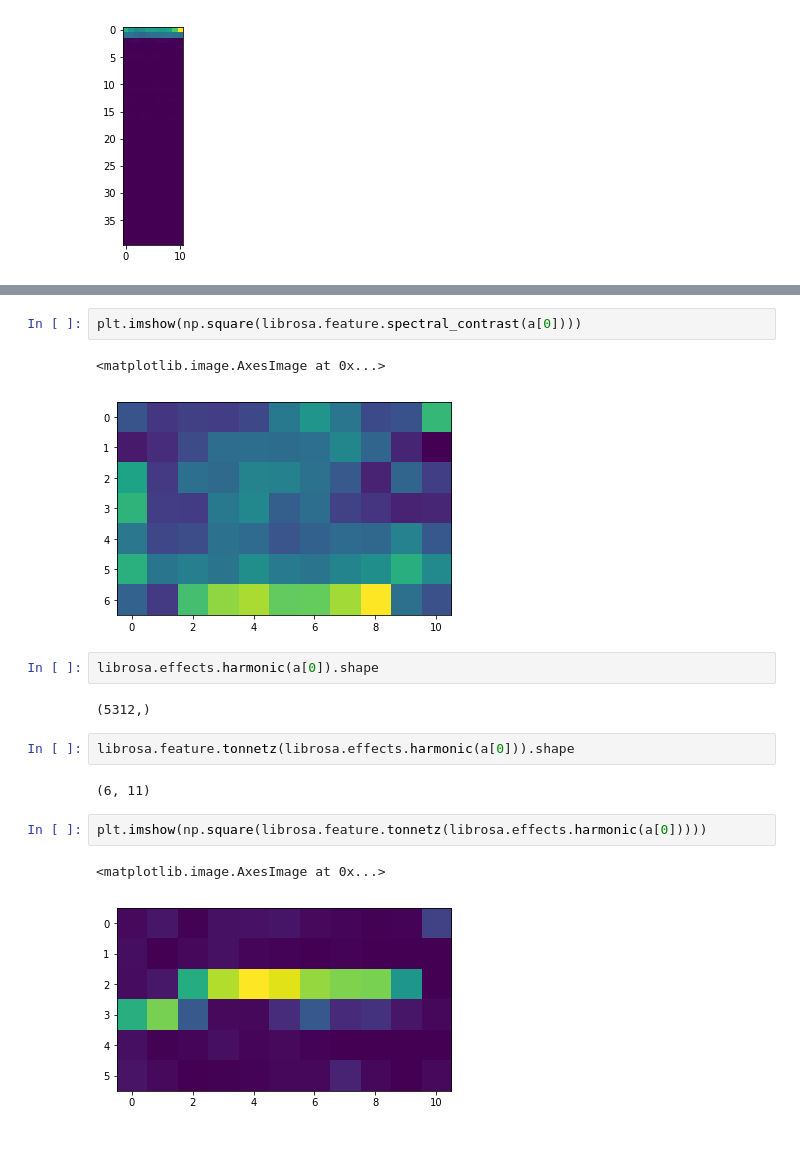
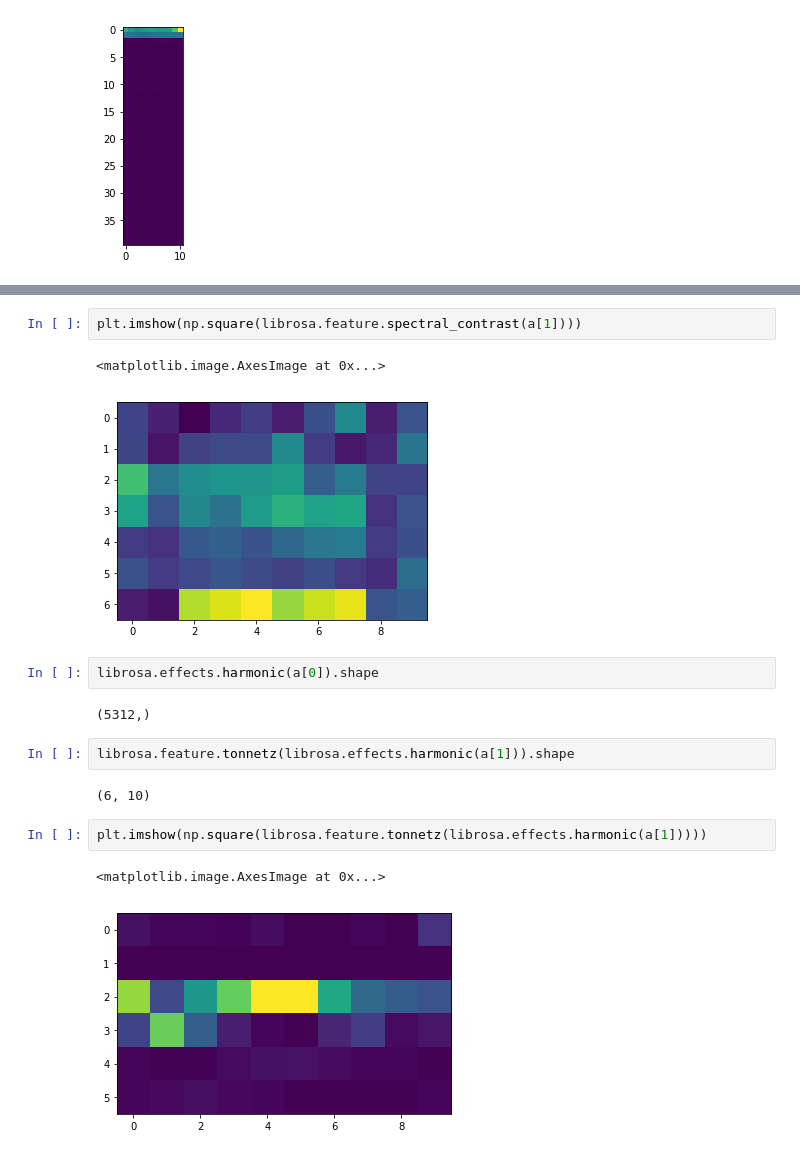
Before and after one commit to EvgenyKashin/SpeechRectification, a Jupyter notebook: notebooks/AudioFeaturesClassification.ipynb, the cells around one changed output, grey strips where cells are left out. Cells and saved outputs as stored; diff of their text form.

```diff
--- a/notebooks/AudioFeaturesClassification.ipynb
+++ b/notebooks/AudioFeaturesClassification.ipynb
@@ -231,18 +243,18 @@ librosa.feature.spectral_contrast(a[0]).shape
 # %%
-plt.imshow(np.square(librosa.feature.spectral_contrast(a[0])))
+plt.imshow(np.square(librosa.feature.spectral_contrast(a[1])))
 # %% [output]
 <matplotlib.image.AxesImage at 0x...>
-[figure, old version]
+[figure, new version]
 # %%
 librosa.effects.harmonic(a[0]).shape
 # %% [output]
 (5312,)
 # %%
-librosa.feature.tonnetz(librosa.effects.harmonic(a[0])).shape
+librosa.feature.tonnetz(librosa.effects.harmonic(a[1])).shape
 # %% [output]
-(6, 11)
+(6, 10)
 # %%
-plt.imshow(np.square(librosa.feature.tonnetz(librosa.effects.harmonic(a[0]))))
+plt.imshow(np.square(librosa.feature.tonnetz(librosa.effects.harmonic(a[1]))))
 # %% [output]
 <matplotlib.image.AxesImage at 0x...>
-[figure, old version]
+[figure, new version]
```
Also changed, not shown: parts of 35 cells of this notebook.
